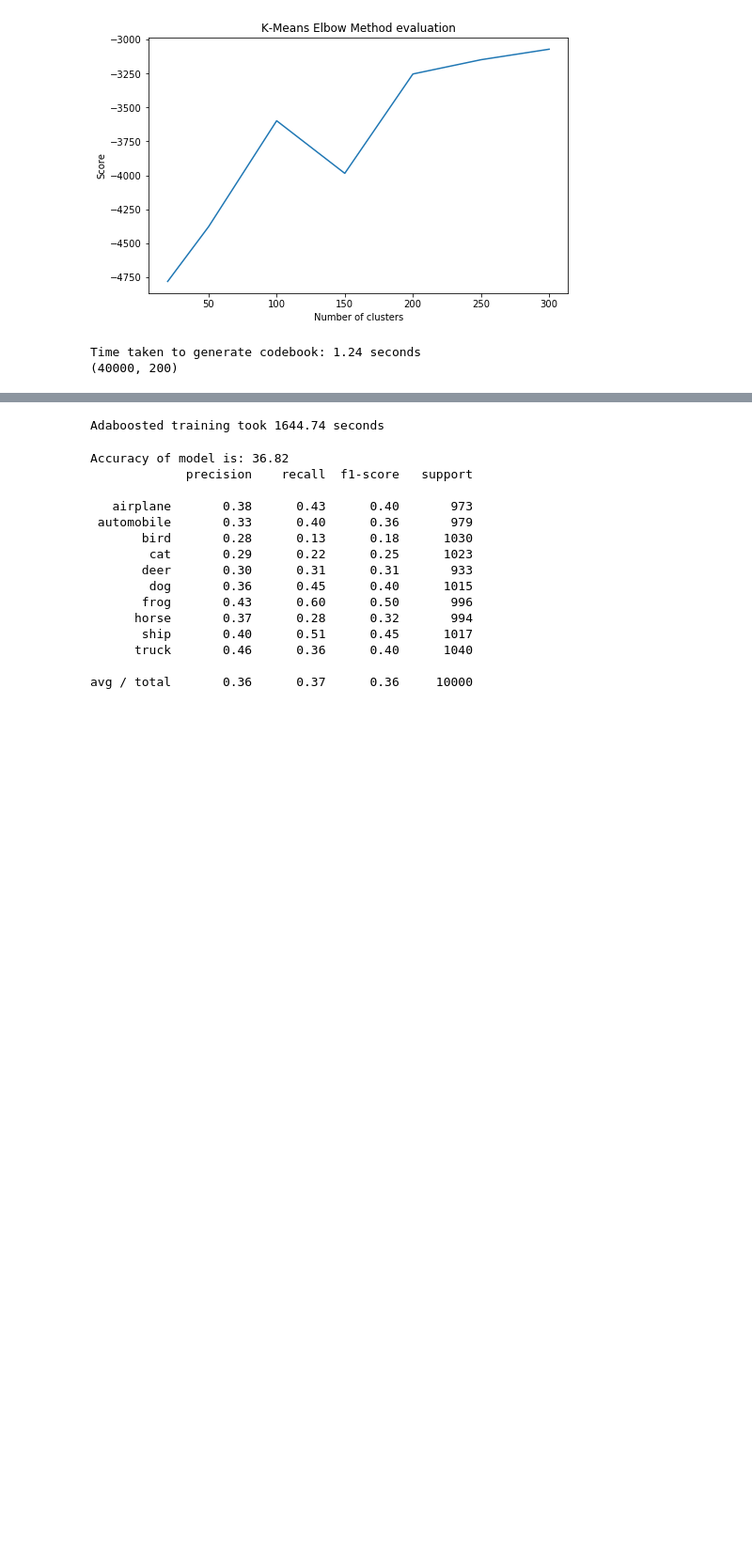
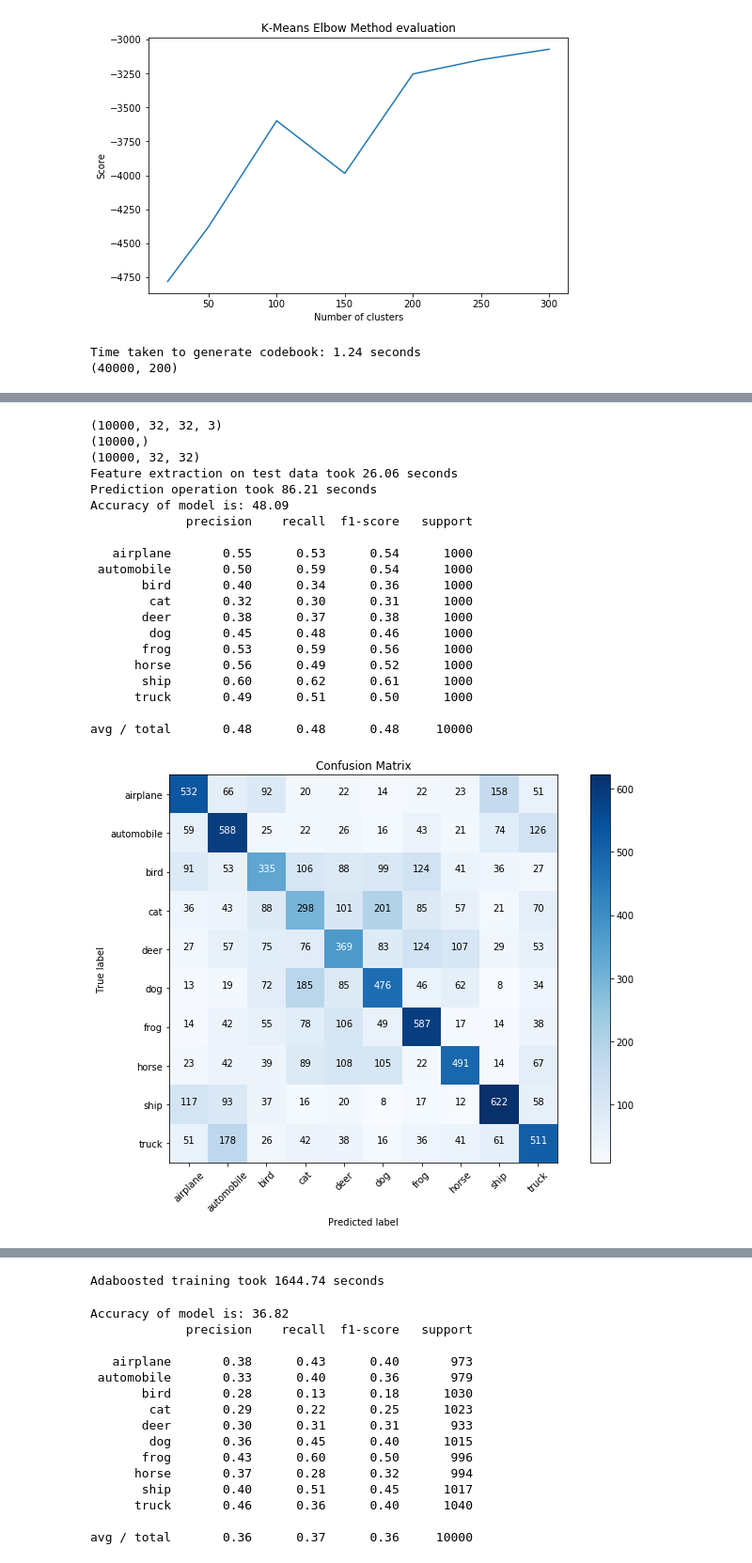
Before and after one commit to nagibshah/CIFAR-10-ImageClassifier, a Jupyter notebook: Cifar10-ImageClassifier.ipynb, the cells around one changed output, grey strips where cells are left out. Shown: that part at 94% size. Drawn from its saved outputs; the diff is of its cells as text; code cells hidden in the pictures; blank space fills up the shorter version.

```diff
--- a/Cifar10-ImageClassifier.ipynb
+++ b/Cifar10-ImageClassifier.ipynb
@@ -770,0 +755,43 @@ avg / total       0.48      0.48      0.48     10000
+# %%
+# test on the hold out dataset
+
+xHoldOut = np.rot90(np.reshape(holdOutRawFeatures, (10000,32,32,3), order='F'), axes=(2,1))
+print(xHoldOut.shape)
+print(holdOutLabels.shape)
+
+# generate the words from the codebook
+start = time.time()
+grayImages = ConvertToGray(xHoldOut)
+print(grayImages.shape)
+holdOutWords = ConvertToBoVW(grayImages,_codebook,numWords=bestk)
+print("Feature extraction on test data took %0.2f seconds"%(time.time() - start))
+
+# predict using the best svm classifier
+start = time.time()
+preds = best_svm_clf.predict(holdOutWords)
+print("Prediction operation took %0.2f seconds"%(time.time() - start))
+
+# evaluatate the model
+EvaluateModel(y_pred=preds, y_test=holdOutLabels)
+# %% [output]
+(10000, 32, 32, 3)
+(10000,)
+(10000, 32, 32)
+Feature extraction on test data took 26.06 seconds
+Prediction operation took 86.21 seconds
+Accuracy of model is: 48.09
+             precision    recall  f1-score   support
+
+   airplane       0.55      0.53      0.54      1000
+ automobile       0.50      0.59      0.54      1000
+       bird       0.40      0.34      0.36      1000
+        cat       0.32      0.30      0.31      1000
+       deer       0.38      0.37      0.38      1000
+        dog       0.45      0.48      0.46      1000
+       frog       0.53      0.59      0.56      1000
+      horse       0.56      0.49      0.52      1000
+       ship       0.60      0.62      0.61      1000
+      truck       0.49      0.51      0.50      1000
+
+avg / total       0.48      0.48      0.48     10000
+[figure, added]
```
Also changed, not shown: parts of 7 cells of this notebook.
